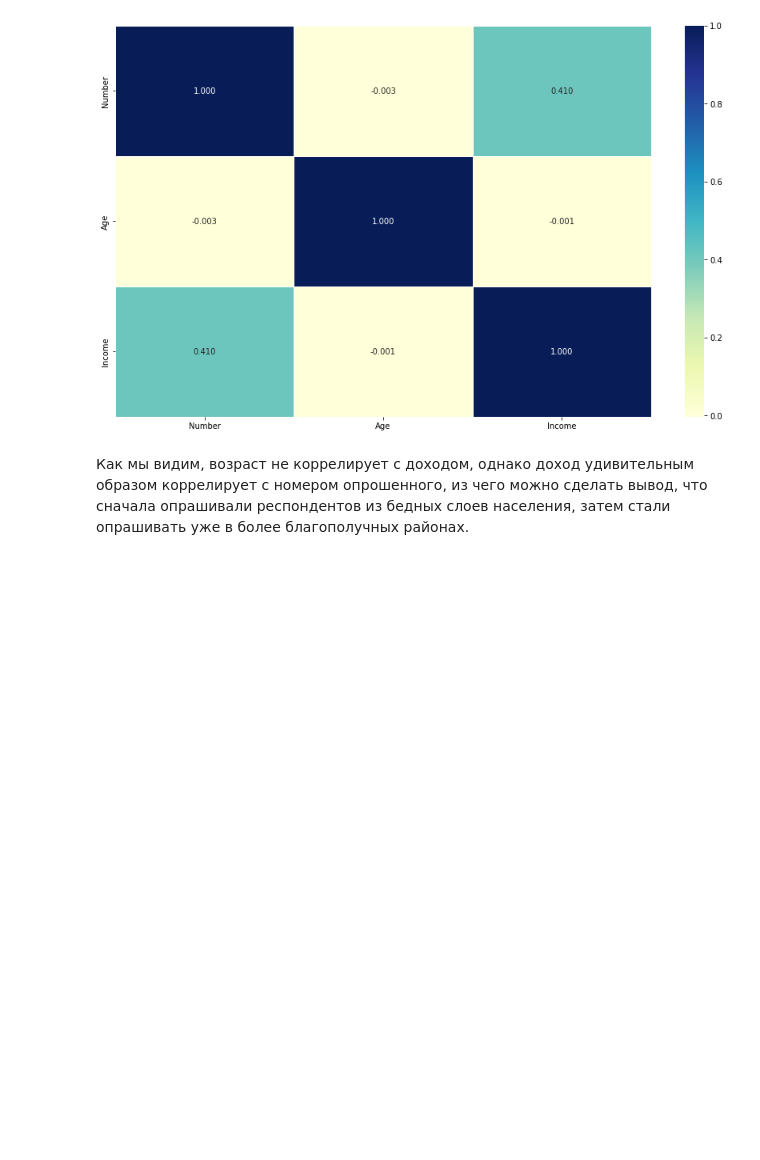
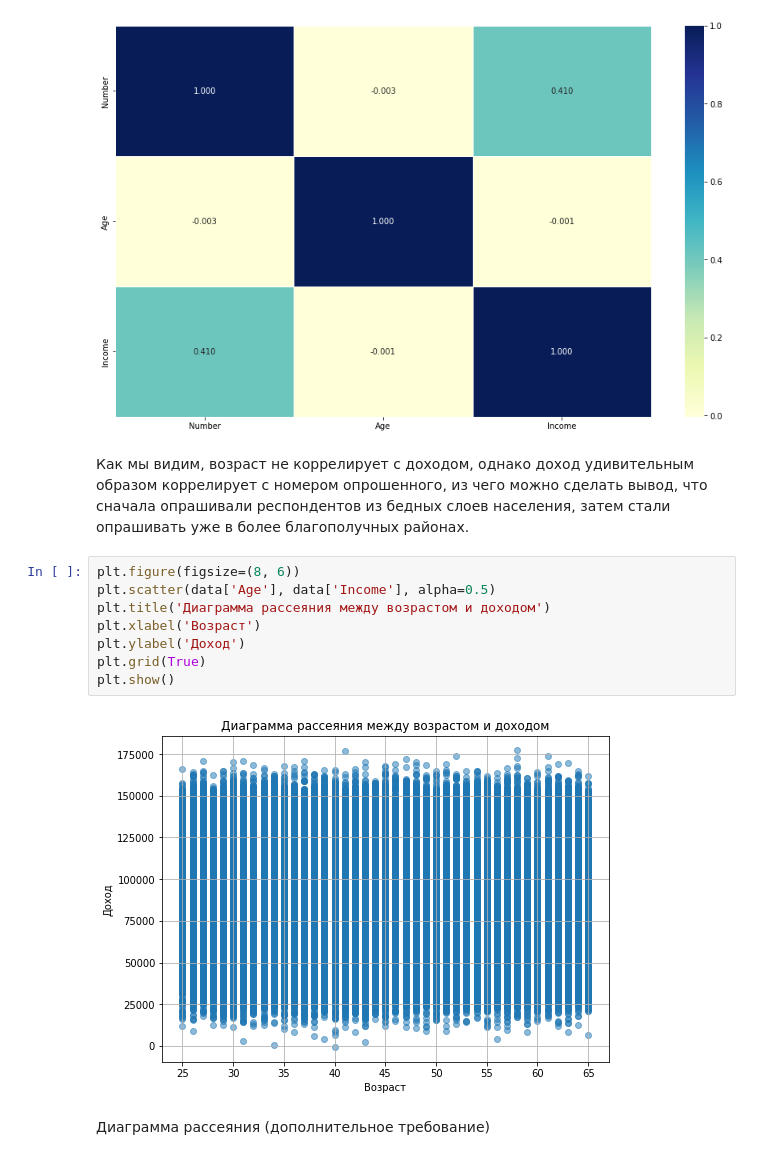
Before and after one commit to Rozzenant/TMO, a Jupyter notebook: rk1.ipynb, the cells around one changed output. Cells and saved outputs as stored; diff of their text form; blank space fills up the shorter version.

Commit message:
added scatter plot

```diff
--- a/rk1.ipynb
+++ b/rk1.ipynb
@@ -340,3 +340,15 @@ sns.heatmap(cor_matrix,
 [figure]
 # %% [markdown]
 Как мы видим, возраст не коррелирует с доходом, однако доход удивительным образом коррелирует с номером опрошенного, из чего можно сделать вывод, что сначала опрашивали респондентов из бедных слоев населения, затем стали опрашивать уже в более благополучных районах.
+# %%
+plt.figure(figsize=(8, 6))
+plt.scatter(data['Age'], data['Income'], alpha=0.5)
+plt.title('Диаграмма рассеяния между возрастом и доходом')
+plt.xlabel('Возраст')
+plt.ylabel('Доход')
+plt.grid(True)
+plt.show()
+# %% [output]
+[figure, added]
+# %% [markdown]
+Диаграмма рассеяния (дополнительное требование)
```
